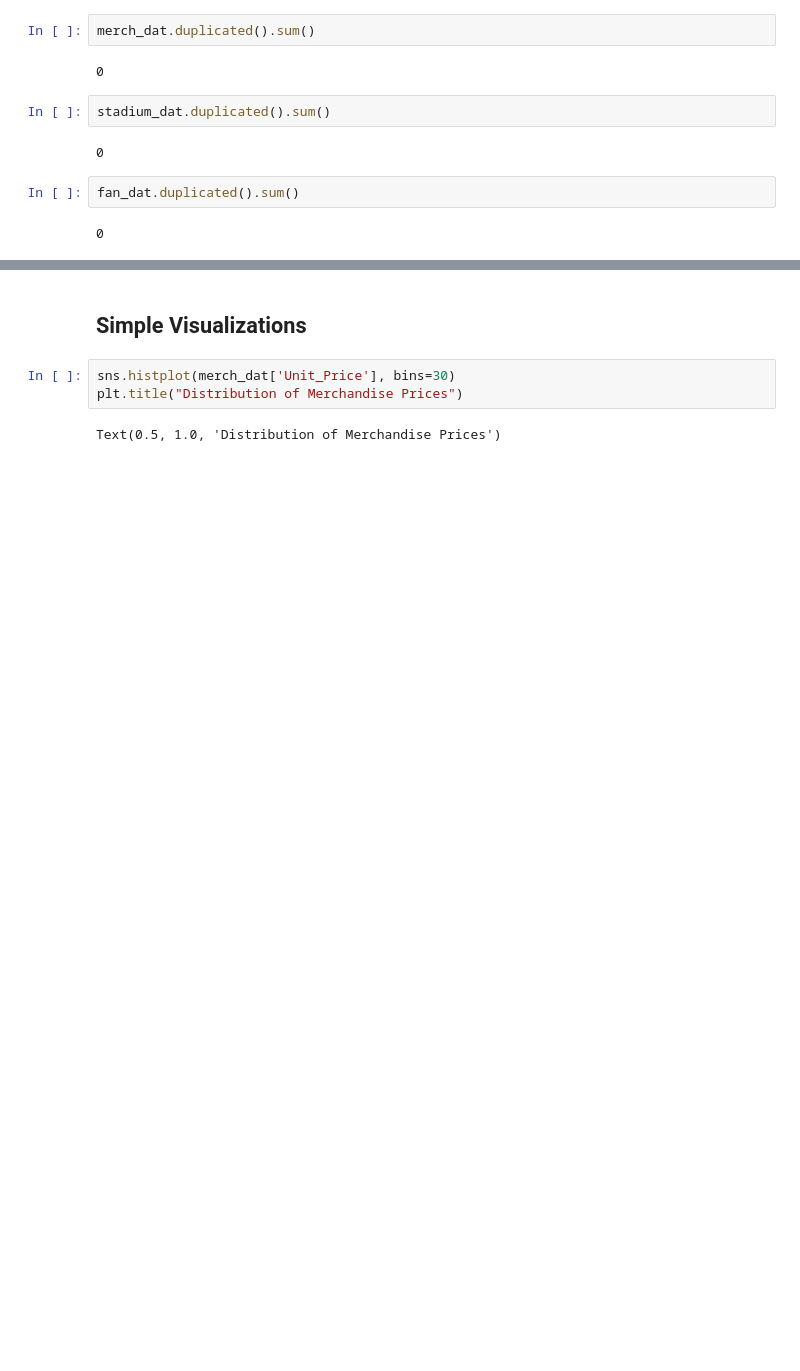
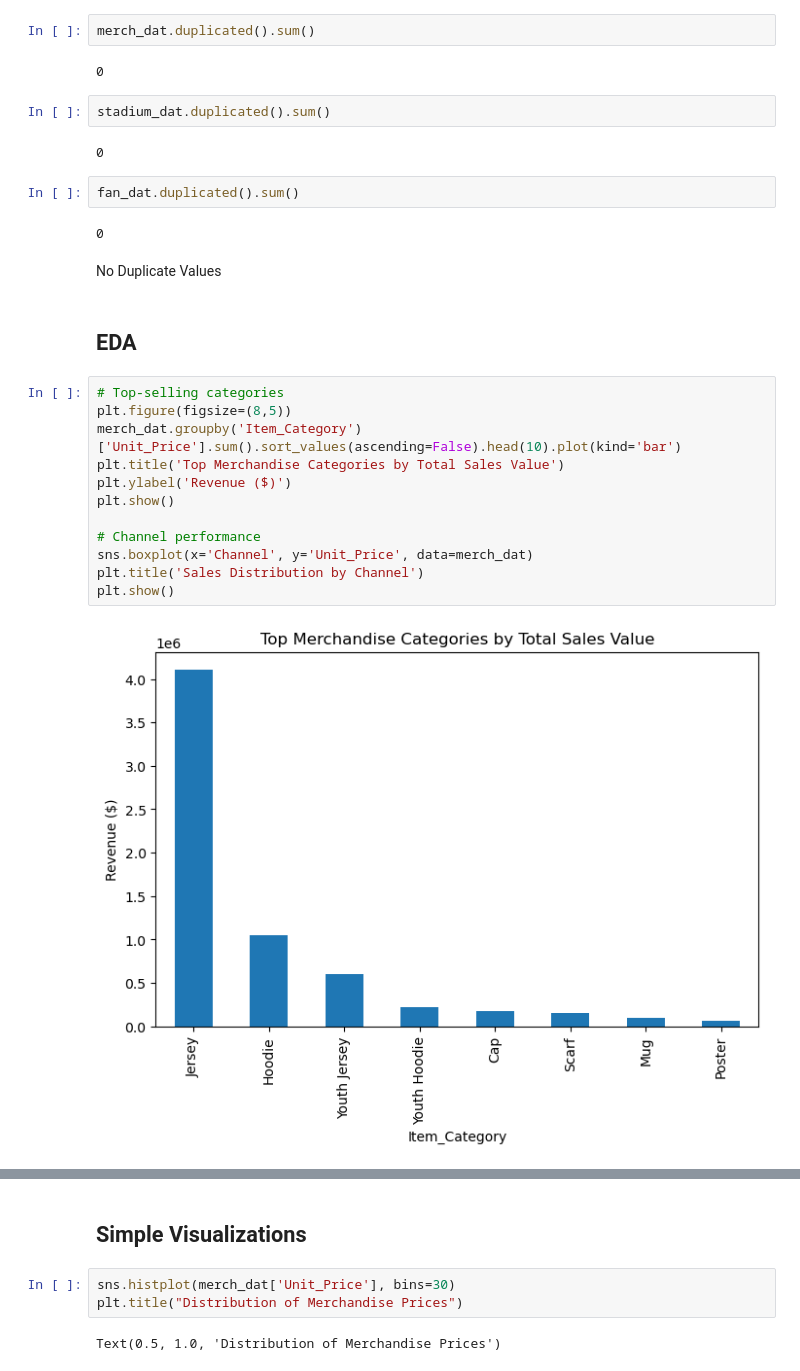
Before and after one commit to mcho04/UBC-Bolt-First-Byte-2025, a Jupyter notebook: first_byte_2025.ipynb, the cells around one changed output, grey strips where cells are left out. Saved outputs shown, nothing was run; the diff lists cells and outputs as text; blank space fills up the shorter version.

Commit message:
commit new data cleaning

```diff
--- a/first_byte_2025.ipynb
+++ b/first_byte_2025.ipynb
@@ -200,3 +326,21 @@ stadium_dat.duplicated().sum()
 fan_dat.duplicated().sum()
 # %% [output]
 0
+# %% [markdown]
+No Duplicate Values
+# %% [markdown]
+## EDA
+# %%
+# Top-selling categories
+plt.figure(figsize=(8,5))
+merch_dat.groupby('Item_Category')['Unit_Price'].sum().sort_values(ascending=False).head(10).plot(kind='bar')
+plt.title('Top Merchandise Categories by Total Sales Value')
+plt.ylabel('Revenue ($)')
+plt.show()
+
+# Channel performance
+sns.boxplot(x='Channel', y='Unit_Price', data=merch_dat)
+plt.title('Sales Distribution by Channel')
+plt.show()
+# %% [output]
+[figure, added]
```
Also changed, not shown: parts of 28 cells of this notebook.
